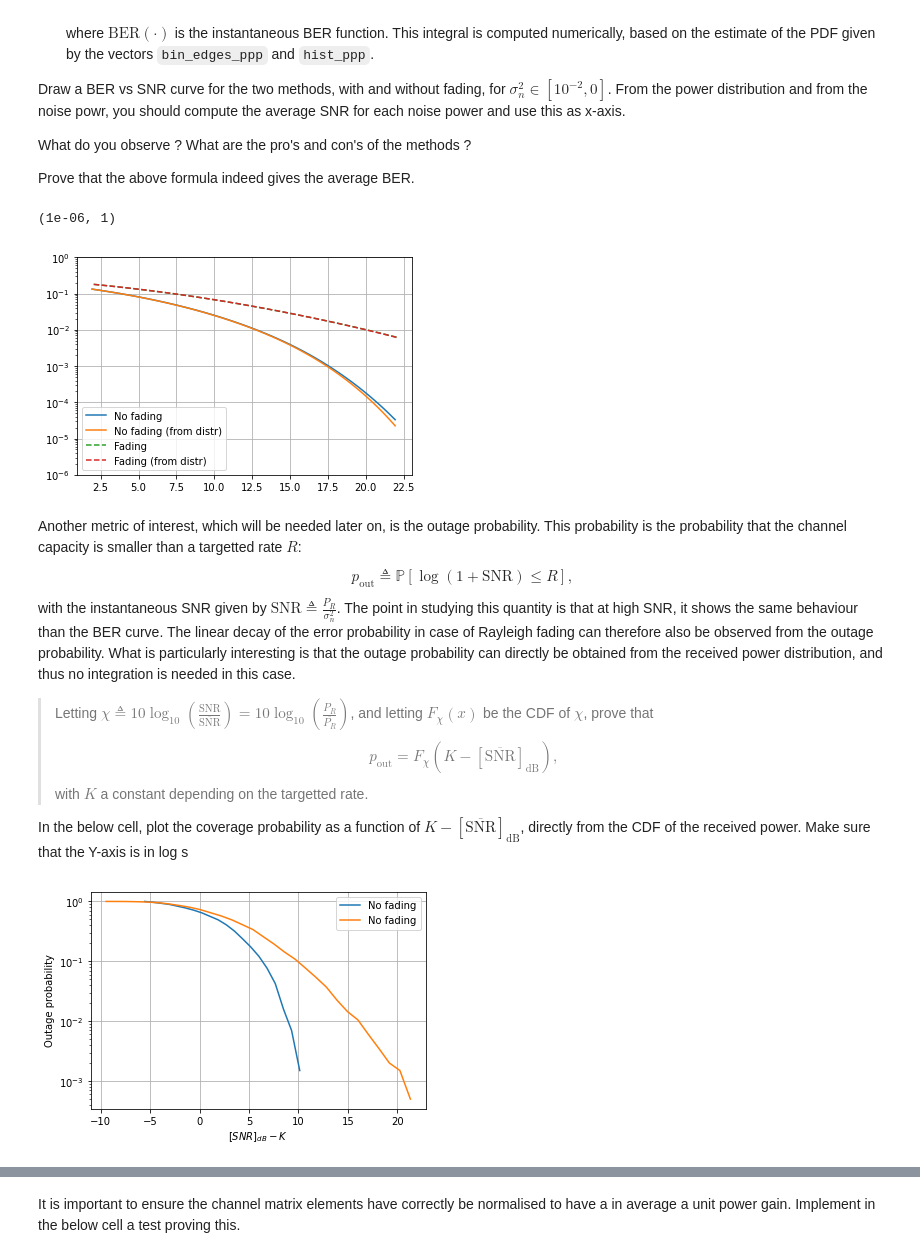
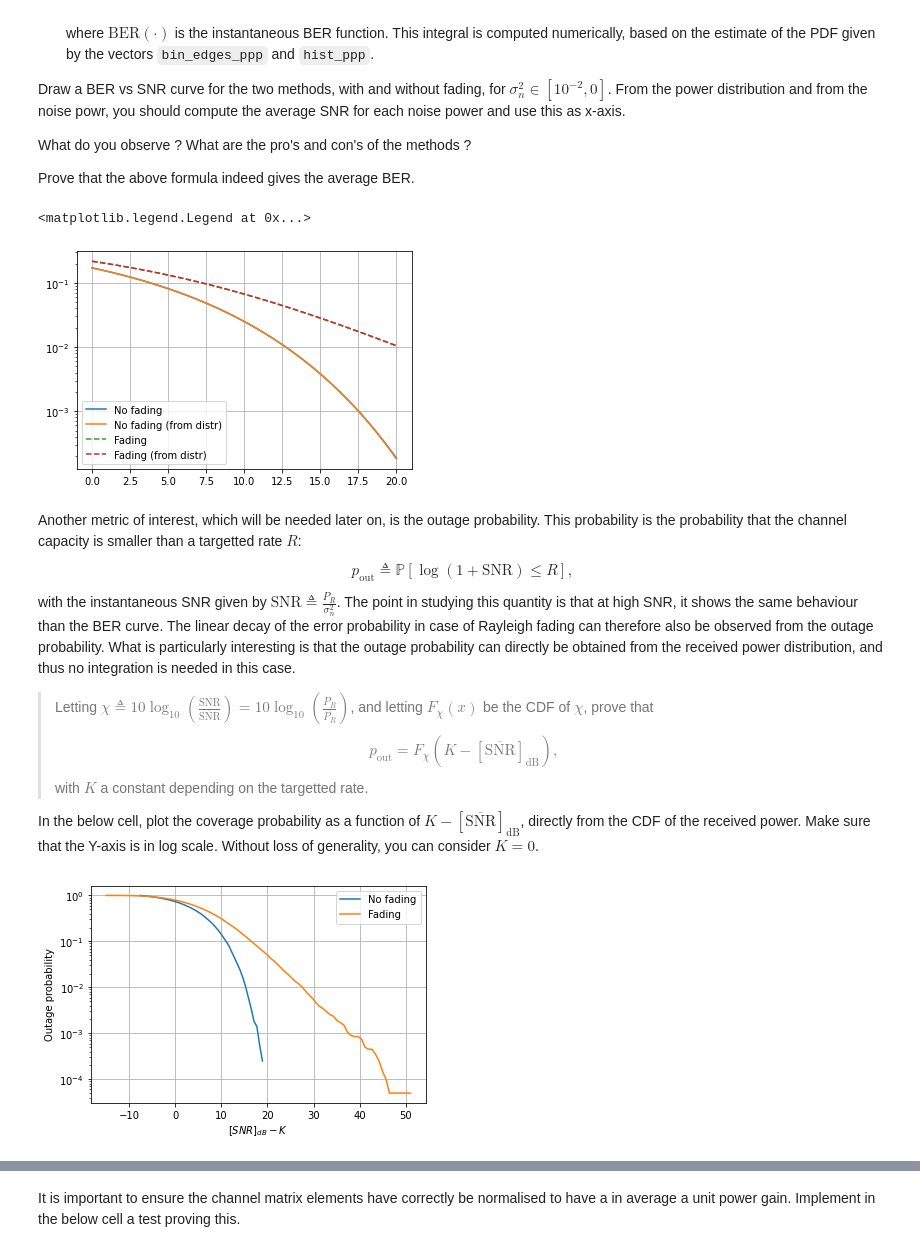
Before and after one commit to jeertmans/LELEC2796, a Jupyter notebook: project/Session-3.ipynb, the cells around one changed output, grey strips where cells are left out. Saved outputs shown, nothing was run; the diff lists cells and outputs as text; code cells hidden in the pictures.

```diff
--- a/project/Session-3.ipynb
+++ b/project/Session-3.ipynb
@@ -69,7 +69,7 @@ def sample_PPP(lam: float = 0.03, L: float = 10.0) -> np.ndarray:
     """
     Samples points in a square of side L, using a PPP with parameter lam.
     """
-    points = np.random.rand(10, 2)  # Change me
+    #points = np.random.rand(10, 2)  # Change me
     # :START-REMOVE:
     N = np.random.poisson(lam * L**2)
     points_init = np.random.rand(N, 2)
@@ -218,46 +218,44 @@ What do you observe ? What are the pro's and con's of the methods ?
 Prove that the above formula indeed gives the average BER.
 # %%
 N_SNR = 50
-sigma_n_vec = np.logspace(-2,0,N_SNR)
+SNR_vec = np.logspace(0,2,N_SNR)
+P_mean = (np.mean(powers_ppp_no_fading) + np.mean(powers_ppp_fading))/2
+sigma_n_vec = P_mean/SNR_vec
 
 p_e_vec_no_fading = np.zeros(N_SNR)
 p_e_vec_fading = np.zeros(N_SNR)
 p_e_vec_no_fading_distr = np.zeros(N_SNR)
 p_e_vec_fading_distr = np.zeros(N_SNR)
 
 for n in range(N_SNR):
     sigma_sq_n  = sigma_n_vec[n]
 
     #method 1
     SNR_no_fading_real = powers_ppp_no_fading/sigma_sq_n
     p_e_vec_no_fading[n] = np.mean(BER(SNR_no_fading_real))
 
     SNR_fading_real = powers_ppp_fading/sigma_sq_n
     p_e_vec_fading[n] = np.mean(BER(SNR_fading_real))
 
     #method 2
     PR_no_fading_dB = (bin_edges_ppp_no_fading[1:]+bin_edges_ppp_no_fading[:-1])/2
     PR_fading_dB = (bin_edges_ppp_fading[1:]+bin_edges_ppp_fading[:-1])/2
 
     p_e_vec_no_fading_distr[n] = np.trapz(0.5*erfc(np.sqrt((10**(PR_no_fading_dB/10))/sigma_sq_n))*hist_ppp_no_fading, PR_no_fading_dB)
     p_e_vec_fading_distr[n] = np.trapz(0.5*erfc(np.sqrt((10**(PR_fading_dB/10))/sigma_sq_n))*hist_ppp_fading, PR_fading_dB)
 
 
-#mean SNR
-SNR_mean_vec_no_fading = np.mean(powers_ppp_no_fading)/sigma_n_vec
-SNR_mean_vec_fading = np.mean(powers_ppp_fading)/sigma_n_vec
-
 plt.figure()
-plt.semilogy(10*np.log10(SNR_mean_vec_no_fading),p_e_vec_no_fading, "-", label=f"No fading")
-plt.semilogy(10*np.log10(SNR_mean_vec_no_fading),p_e_vec_no_fading_distr, "-", label=f"No fading (from distr)")
-plt.semilogy(10*np.log10(SNR_mean_vec_fading),p_e_vec_fading,  "--", label=f"Fading")
-plt.semilogy(10*np.log10(SNR_mean_vec_fading),p_e_vec_fading_distr, "--", label=f"Fading (from distr)")
+plt.semilogy(10*np.log10(SNR_vec),p_e_vec_no_fading, "-", label=f"No fading")
+plt.semilogy(10*np.log10(SNR_vec),p_e_vec_no_fading_distr, "-", label=f"No fading (from distr)")
+plt.semilogy(10*np.log10(SNR_vec),p_e_vec_fading,  "--", label=f"Fading")
+plt.semilogy(10*np.log10(SNR_vec),p_e_vec_fading_distr, "--", label=f"Fading (from distr)")
 plt.grid()
 plt.legend()
-plt.ylim([1e-6,1])
+#plt.ylim([1e-6,1])
 # %% [output]
-(1e-06, 1)
+<matplotlib.legend.Legend at 0x...>
-[figure, old version]
+[figure, new version]
 # %% [markdown]
 Another metric of interest, which will be needed later on, is the outage probability. This probability is the probability that the channel capacity is smaller than a targetted rate $R$:
 $$ p_\text{out} \triangleq \mathbb{P}\left[\log\left(1+\text{SNR}\right) \leq R\right],$$
@@ -267,12 +265,11 @@ with the instantaneous SNR given by $\text{SNR}\triangleq \frac{P_R}{\sigma^2_n}
 $$p_\text{out} = F_{\chi}\left(K -\left[\overline{\text{SNR}}\right]_{\text{dB}}\right),$$
 with $K$ a constant depending on the targetted rate.
 
-In the below cell, plot the coverage probability as a function of $K -\left[\overline{\text{SNR}}\right]_{\text{dB}}$, directly from the CDF of the received power. Make sure that the Y-axis is in log s
+In the below cell, plot the coverage probability as a function of $K -\left[\overline{\text{SNR}}\right]_{\text{dB}}$, directly from the CDF of the received power. Make sure that the Y-axis is in log scale. Without loss of generality, you can consider $K=0$.
 # %%
-
 mean_power_no_fading = np.mean(results_no_fading[:, idx_lam])
-hist_chi_no_fading = hist_ppp_no_fading * mean_power_no_fading
-bins_chi_no_fading = bin_edges_ppp_no_fading / mean_power_no_fading
+hist_chi_no_fading = hist_ppp_no_fading
+bins_chi_no_fading = bin_edges_ppp_no_fading - 10*np.log10( mean_power_no_fading)
 CDF_chi_no_fading = np.cumsum(hist_chi_no_fading * np.diff(bins_chi_no_fading))
 
 (line,) = plt.semilogy(
@@ -280,12 +277,12 @@ CDF_chi_no_fading = np.cumsum(hist_chi_no_fading * np.diff(bins_chi_no_fading))
 )
 
 mean_power_fading = np.mean(results_fading[:, idx_lam])
-hist_chi_fading = hist_ppp_fading * mean_power_fading
-bins_chi_fading = bin_edges_ppp_fading / mean_power_fading
+hist_chi_fading = hist_ppp_fading
+bins_chi_fading = bin_edges_ppp_fading - 10*np.log10( mean_power_no_fading)
 CDF_chi_fading = np.cumsum(hist_chi_fading * np.diff(bins_chi_fading))
 
 (line,) = plt.semilogy(
-        -bins_chi_fading[:-1], CDF_chi_fading, "-", label=f"No fading"
+        -bins_chi_fading[:-1], CDF_chi_fading, "-", label=f"Fading"
 )
 
 plt.legend()
@@ -293,7 +290,7 @@ plt.xlabel("$ [SNR]_{dB}-K$")
 plt.ylabel('Outage probability')
 plt.grid()
 # %% [output]
-[figure, old version]
+[figure, new version]
 # %% [markdown]
 ## MIMO channel modelling
 
```
Also changed, not shown: parts of 34 cells of this notebook.
